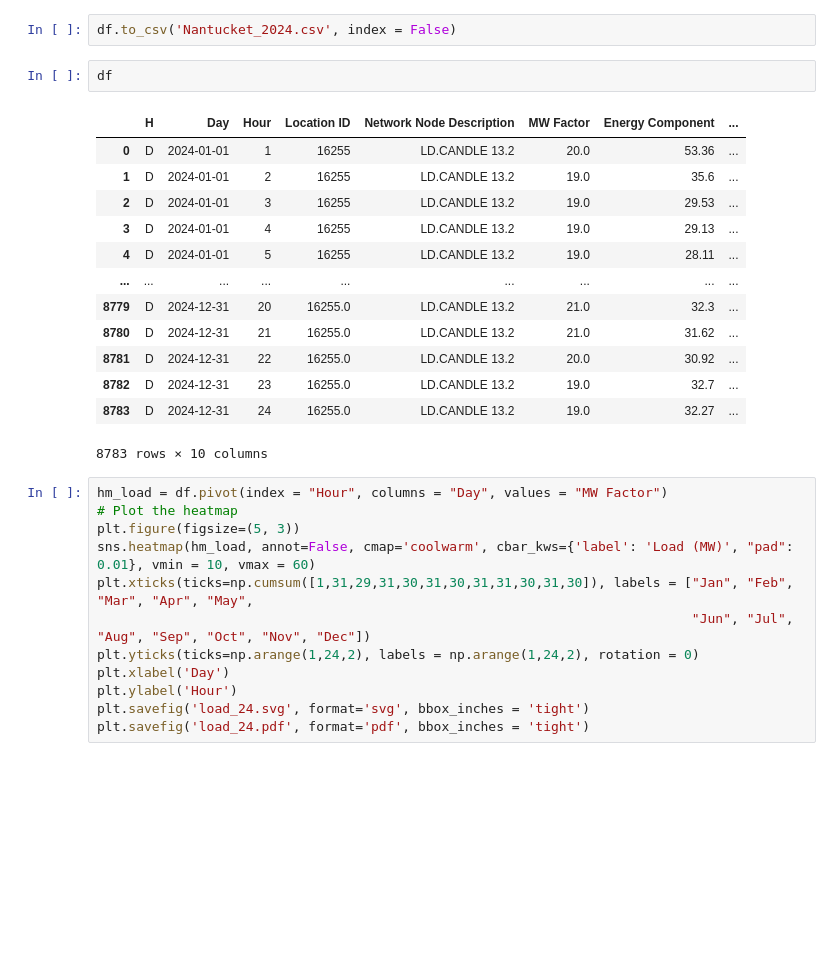
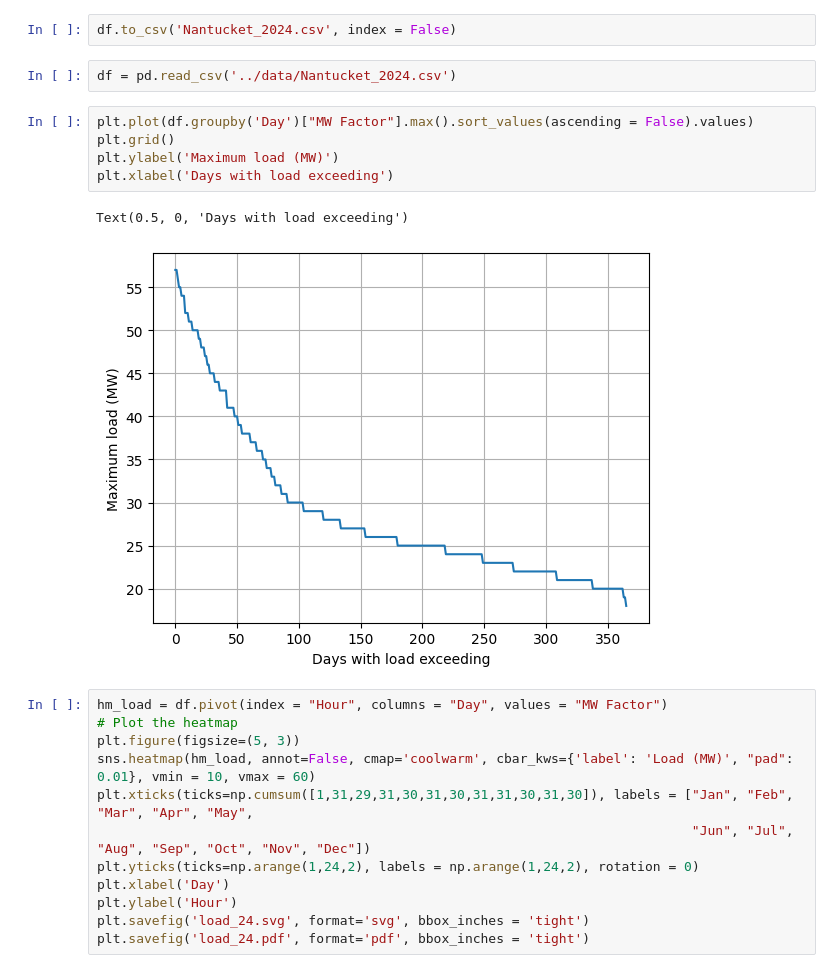
Before and after one commit to mit-shin-group/storage-value, a Jupyter notebook: notebooks/data_analysis_2024.ipynb, the cells around one changed output. Cells and saved outputs as stored; diff of their text form; blank space fills up the shorter version.

```diff
--- a/notebooks/data_analysis_2024.ipynb
+++ b/notebooks/data_analysis_2024.ipynb
@@ -31,22 +31,16 @@ plt.savefig('load_spring_24.svg', format='svg')
 [figure]
 # %%
 df.to_csv('Nantucket_2024.csv', index = False)
-# %%
-df
-# %% [output]
-|  | H | Day | Hour | Location ID | Network Node Description | MW Factor | Energy Component | ... |
-| 0 | D | 2024-01-01 | 1 | 16255 | LD.CANDLE 13.2 | 20.0 | 53.36 | ... |
-| 1 | D | 2024-01-01 | 2 | 16255 | LD.CANDLE 13.2 | 19.0 | 35.6 | ... |
-| 2 | D | 2024-01-01 | 3 | 16255 | LD.CANDLE 13.2 | 19.0 | 29.53 | ... |
-| 3 | D | 2024-01-01 | 4 | 16255 | LD.CANDLE 13.2 | 19.0 | 29.13 | ... |
-| 4 | D | 2024-01-01 | 5 | 16255 | LD.CANDLE 13.2 | 19.0 | 28.11 | ... |
-| ... | ... | ... | ... | ... | ... | ... | ... | ... |
-| 8779 | D | 2024-12-31 | 20 | 16255.0 | LD.CANDLE 13.2 | 21.0 | 32.3 | ... |
-| 8780 | D | 2024-12-31 | 21 | 16255.0 | LD.CANDLE 13.2 | 21.0 | 31.62 | ... |
-| 8781 | D | 2024-12-31 | 22 | 16255.0 | LD.CANDLE 13.2 | 20.0 | 30.92 | ... |
-| 8782 | D | 2024-12-31 | 23 | 16255.0 | LD.CANDLE 13.2 | 19.0 | 32.7 | ... |
-| 8783 | D | 2024-12-31 | 24 | 16255.0 | LD.CANDLE 13.2 | 19.0 | 32.27 | ... |
-8783 rows × 10 columns
+# %%
+df = pd.read_csv('../data/Nantucket_2024.csv')
+# %%
+plt.plot(df.groupby('Day')["MW Factor"].max().sort_values(ascending = False).values)
+plt.grid()
+plt.ylabel('Maximum load (MW)')
+plt.xlabel('Days with load exceeding')
+# %% [output]
+Text(0.5, 0, 'Days with load exceeding')
+[figure, added]
 # %%
 hm_load = df.pivot(index = "Hour", columns = "Day", values = "MW Factor")
 # Plot the heatmap
```
Also changed, not shown: 8 other files.
